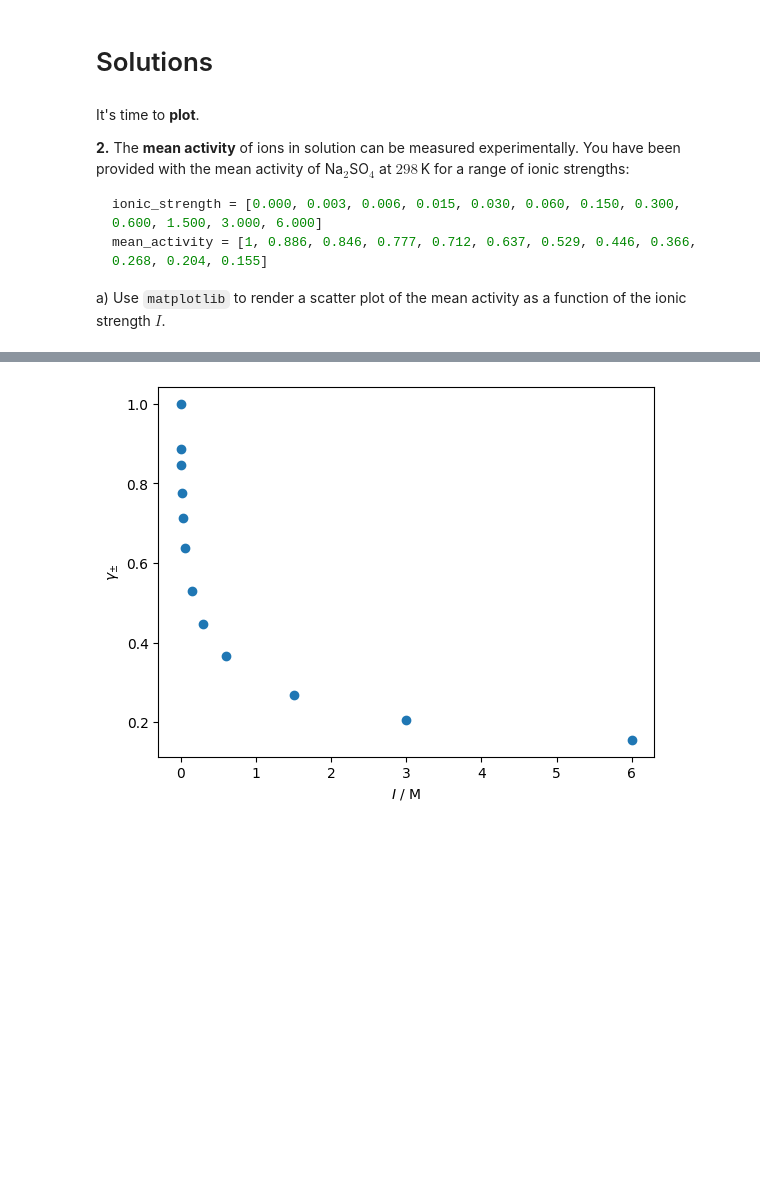
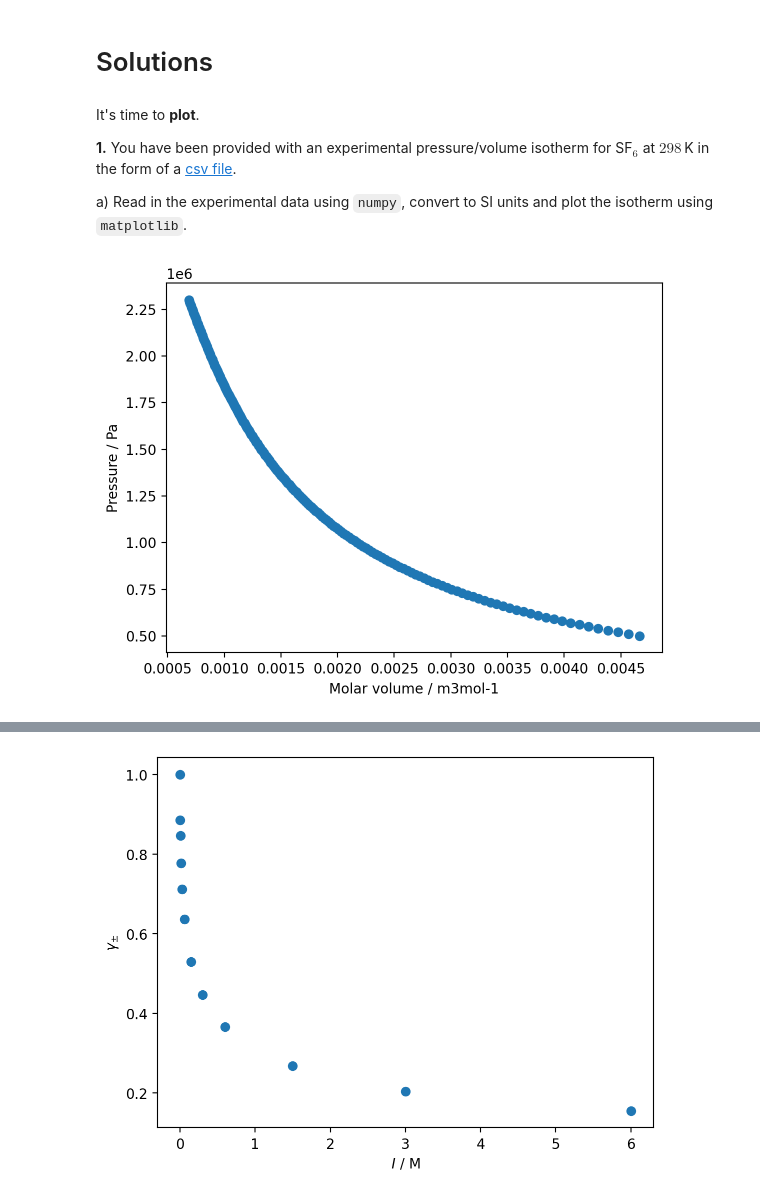
Before and after one commit to pythoninchemistry/ch12004, a Jupyter notebook: CH12004/lab_5/solutions.ipynb, the cells around one changed output, grey strips where cells are left out. Cells and saved outputs as stored; diff of their text form; code cells hidden in the pictures; blank space fills up the shorter version.

````diff
--- a/CH12004/lab_5/solutions.ipynb
+++ b/CH12004/lab_5/solutions.ipynb
@@ -3,11 +3,6 @@
 # %% [markdown]
 It's time to **plot**.
 
-**2.** The **mean activity** of ions in solution can be measured experimentally. You have been provided with the mean activity of Na$_{2}$SO$_{4}$ at $298\,$K for a range of ionic strengths:
+**1.** You have been provided with an experimental pressure/volume isotherm for SF$_{6}$ at $298\,$K in the form of a [csv file](https://raw.githubusercontent.com/pythoninchemistry/ch12004/main/CH12004/lab_5/isotherm.csv).
 
-```python
-ionic_strength = [0.000, 0.003, 0.006, 0.015, 0.030, 0.060, 0.150, 0.300, 0.600, 1.500, 3.000, 6.000]
-mean_activity = [1, 0.886, 0.846, 0.777, 0.712, 0.637, 0.529, 0.446, 0.366, 0.268, 0.204, 0.155]
-```
-
-a) Use `matplotlib` to render a scatter plot of the mean activity as a function of the ionic strength $I$.
+a) Read in the experimental data using `numpy`, convert to SI units and plot the isotherm using `matplotlib`.
@@ -13,0 +11,16 @@ a) Use `matplotlib` to render a scatter plot of the mean activity as a function
+# %%
+import matplotlib.pyplot as plt
+import numpy as np
+
+p, v = np.loadtxt('isotherm.csv', unpack=True, delimiter=',')
+
+p *= 10 ** 5 # Convert from bar to Pa
+v /= 10 ** 3 # Convert from lmol-1 to m3mol-1
+
+plt.plot(v, p, 'o')
+plt.xlabel('Molar volume / m3mol-1')
+plt.ylabel('Pressure / Pa')
+
+plt.show()
+# %% [output]
+[figure, added]
````
Also changed, not shown: parts of 14 cells of this notebook.
